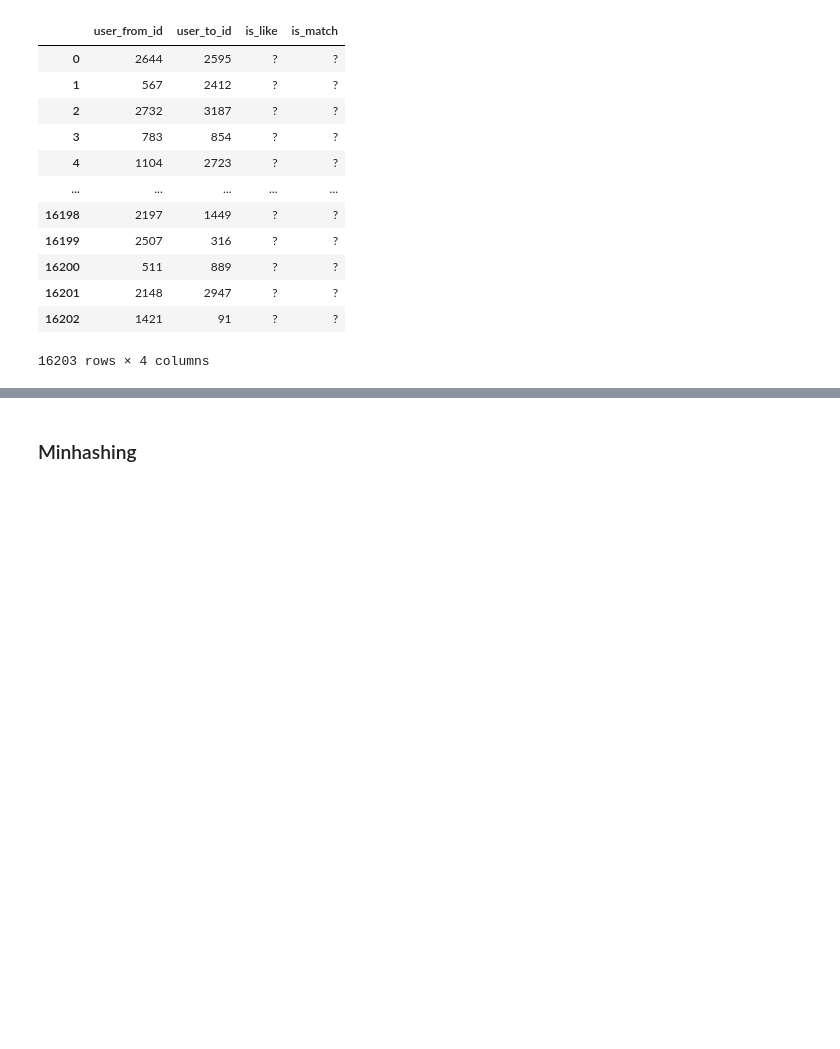
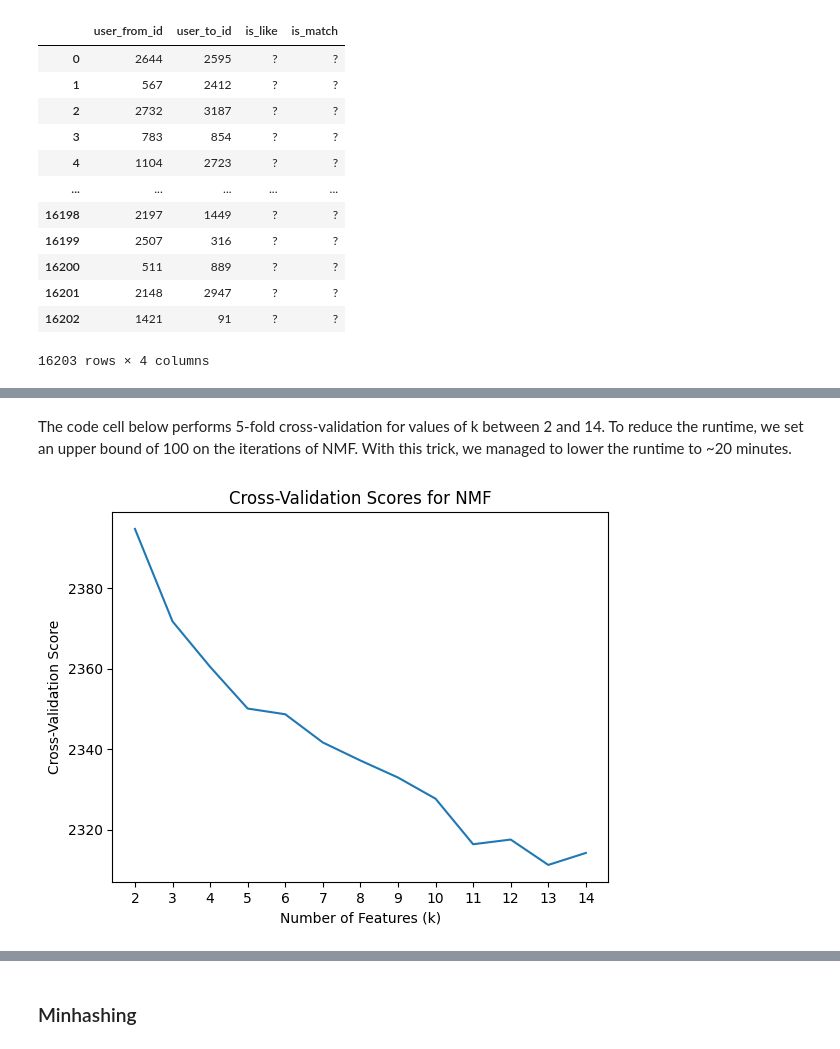
Before and after one commit to andreist3fan/vitejii-dm-2, a Jupyter notebook: DataMiningAssignment2.ipynb, the cells around one changed output, grey strips where cells are left out. Cells and saved outputs as stored; diff of their text form; code cells hidden in the pictures; blank space fills up the shorter version.

```diff
--- a/DataMiningAssignment2.ipynb
+++ b/DataMiningAssignment2.ipynb
@@ -146,0 +186,21 @@ def nmf(X: pd.DataFrame, n_components: int, max_iter: int=1000, tol: float=1e-3)
+# %%
+def build_utility_matrix(data: pd.DataFrame, max_user_id: int = 0):
+    # the size of the matrix depends on the largest user ID
+    if max_user_id == 0:
+        max_user_id = max(data['user_from_id'].max(), data['user_to_id'].max())
+
+    # create an empty utility matrix with NaN values
+    utility_matrix = np.full((max_user_id + 1, max_user_id + 1), np.nan)
+
+    # set the corresponding likes/dislikes
+    for index, row in data.iterrows():
+        a = row['user_from_id']
+        b = row['user_to_id']
+        is_like = row['is_like']
+
+        utility_matrix[a, b] = is_like
+
+    return pd.DataFrame(utility_matrix)
+
+utility_matrix = build_utility_matrix(unique_train_data)
+print(utility_matrix.shape)
@@ -146,0 +275,19 @@ def nmf(X: pd.DataFrame, n_components: int, max_iter: int=1000, tol: float=1e-3)
+# %% [markdown]
+The code cell below performs 5-fold cross-validation for values of k between 2 and 14. To reduce the runtime, we set an upper bound of 100 on the iterations of NMF. With this trick, we managed to lower the runtime to ~20 minutes.
+# %%
+overall_max_user_id = max(train_data['user_from_id'].max(), train_data['user_to_id'].max())
+
+cv_scores = []
+
+for i in tqdm(range(2, 15)):
+    cv_score = cross_validate(unique_train_data, overall_max_user_id, n_components=i, num_folds=5)
+    cv_scores.append(cv_score)
+
+plt.plot(cv_scores)
+plt.xticks(np.arange(len(cv_scores)), np.arange(2, len(cv_scores)+2))
+plt.xlabel('Number of Features (k)')
+plt.ylabel('Cross-Validation Score')
+plt.title('Cross-Validation Scores for NMF')
+plt.show()
+# %% [output]
+[figure, added]
```
Also changed, not shown: parts of 15 cells of this notebook, 1 other file.
